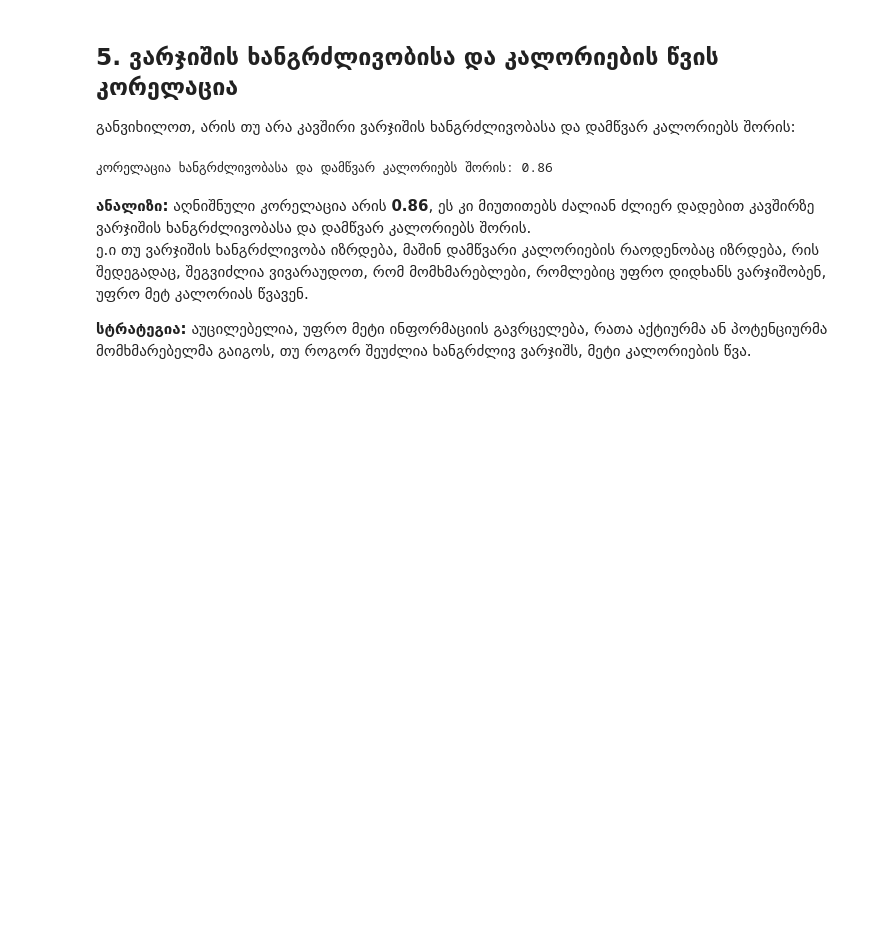
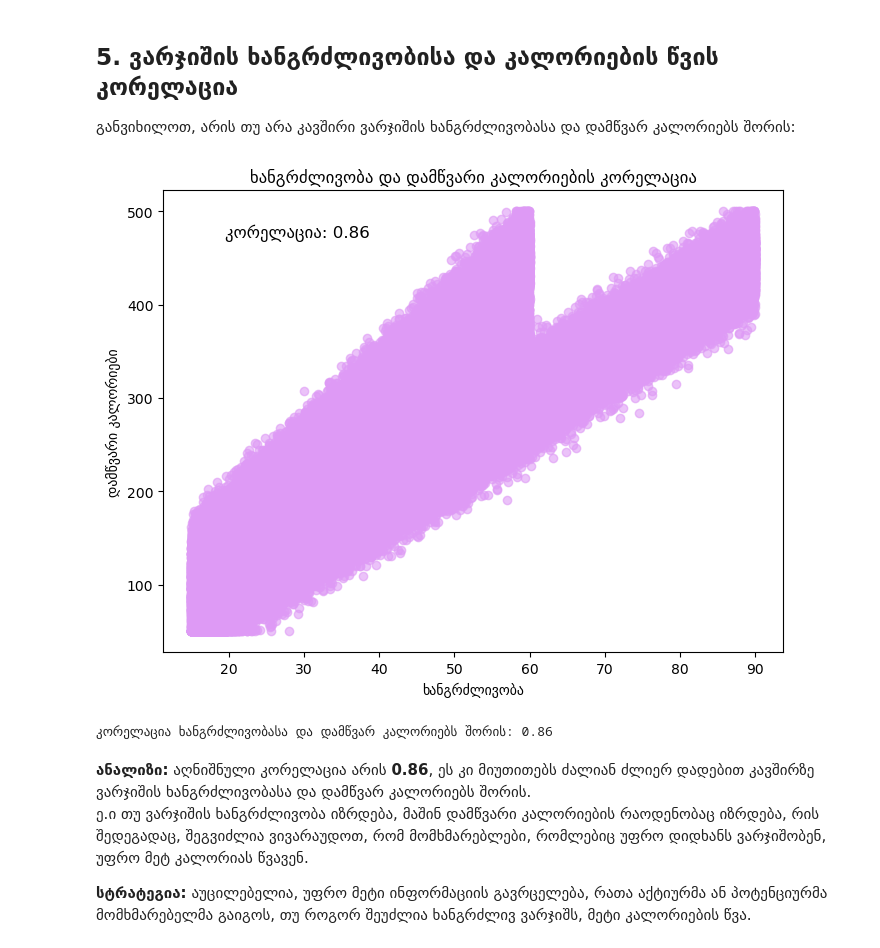
Before and after one commit to barbarehh/Data_Analytics, a Jupyter notebook: HW_1/analitika_1.ipynb, the cells around one changed output. Saved outputs shown, nothing was run; the diff lists cells and outputs as text; code cells hidden in the pictures; blank space fills up the shorter version.

```diff
--- a/HW_1/analitika_1.ipynb
+++ b/HW_1/analitika_1.ipynb
@@ -177,8 +175,20 @@ plt.show()
 # %%
 correlation =df['ხანგრძლივობა'].corr(df['დამწვარი კალორიები']) # გამოიყენეთ .corr() ფუნქცია
 
+plt.figure(figsize=(8, 6))
+plt.scatter(df['ხანგრძლივობა'], df['დამწვარი კალორიები'], color='#de9af5', alpha=0.6)
+
+plt.text(0.1, 0.9, f'კორელაცია: {correlation:.2f}', transform=plt.gca().transAxes, fontsize=12, color='black')
+
+plt.title("ხანგრძლივობა და დამწვარი კალორიების კორელაცია")
+plt.xlabel("ხანგრძლივობა")
+plt.ylabel("დამწვარი კალორიები")
+
+plt.show()
+
 print(f"კორელაცია ხანგრძლივობასა და დამწვარ კალორიებს შორის: {correlation:.2f}")
 # %% [output]
+[figure, added]
 კორელაცია ხანგრძლივობასა და დამწვარ კალორიებს შორის: 0.86
 # %% [markdown]
 **ანალიზი:** აღნიშნული კორელაცია არის **0.86**, ეს კი მიუთითებს ძალიან ძლიერ დადებით კავშირზე ვარჯიშის ხანგრძლივობასა და დამწვარ კალორიებს შორის.
```
Also changed, not shown: parts of 6 cells of this notebook, 1 other file.
